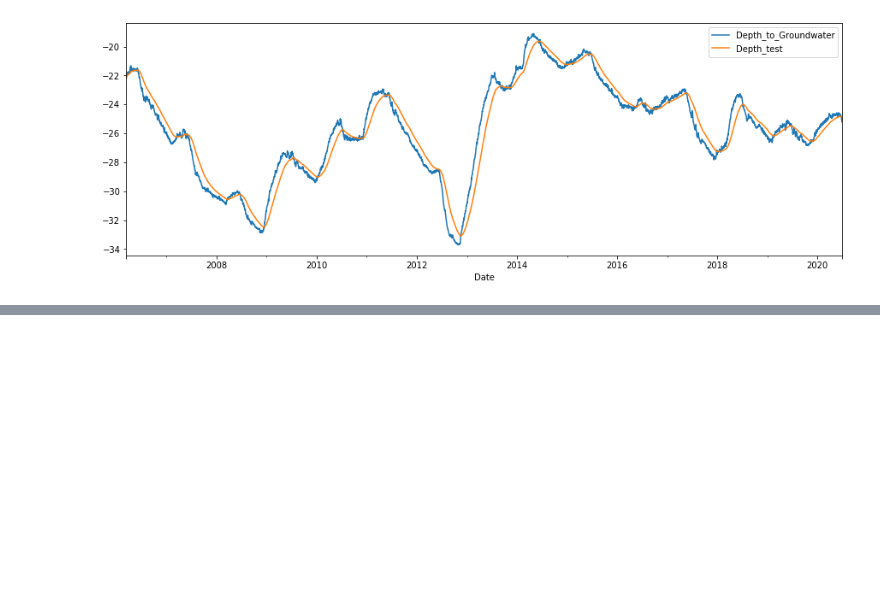
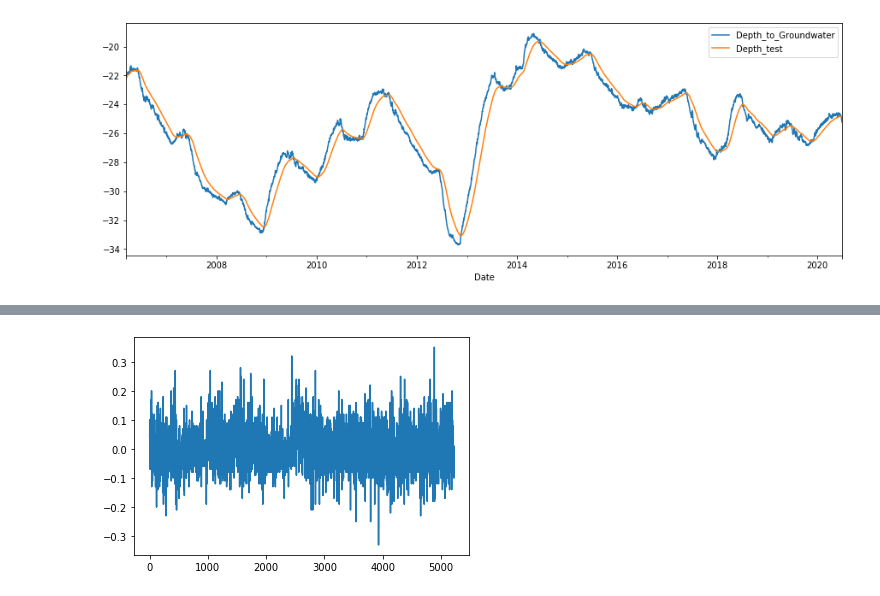
Before and after one commit to dadatu/AceaSmartWaterAnalytics, a Jupyter notebook: upgradedUnivariateTimeSeries.ipynb, the cells around one changed output, grey strips where cells are left out. Saved outputs shown, nothing was run; the diff lists cells and outputs as text; code cells hidden in the pictures; blank space fills up the shorter version.

```diff
--- a/upgradedUnivariateTimeSeries.ipynb
+++ b/upgradedUnivariateTimeSeries.ipynb
@@ -525,0 +317,4 @@ shap.force_plot(explainer.expected_value[0], shap_values[0][:][:][:-1].sum(axis=
+# %%
+# We will use differenciator as much until we get a test that the data is stationary
+df["Depth_to_Groundwater_diff"] = df["Depth_to_Groundwater"].diff()
+adfuller(df["Depth_to_Groundwater_diff"].dropna(), autolag='AIC')
@@ -525,0 +330,6 @@ shap.force_plot(explainer.expected_value[0], shap_values[0][:][:][:-1].sum(axis=
+# %%
+# Apply difference to check
+df["Depth_to_Groundwater_diff"].plot()
+plt.show()
+# %% [output]
+[figure, added]
```
Also changed, not shown: parts of 43 cells of this notebook, 2 other files.
